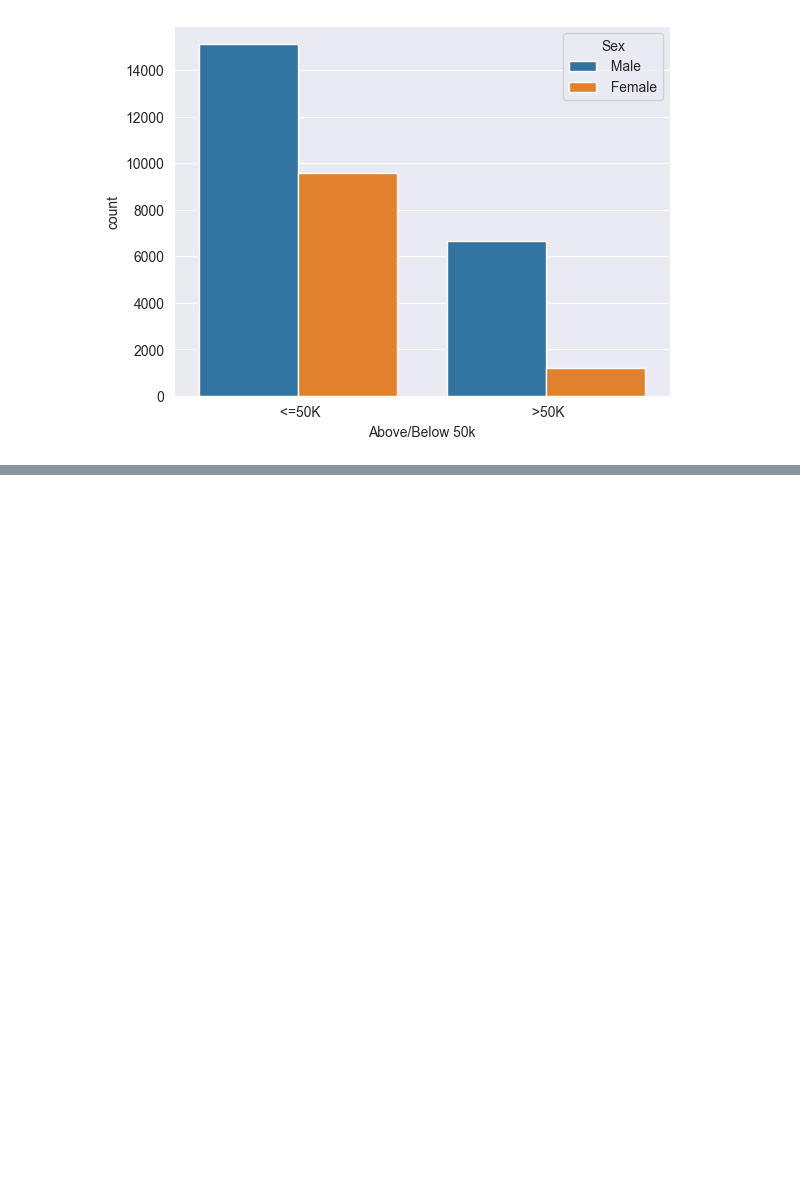
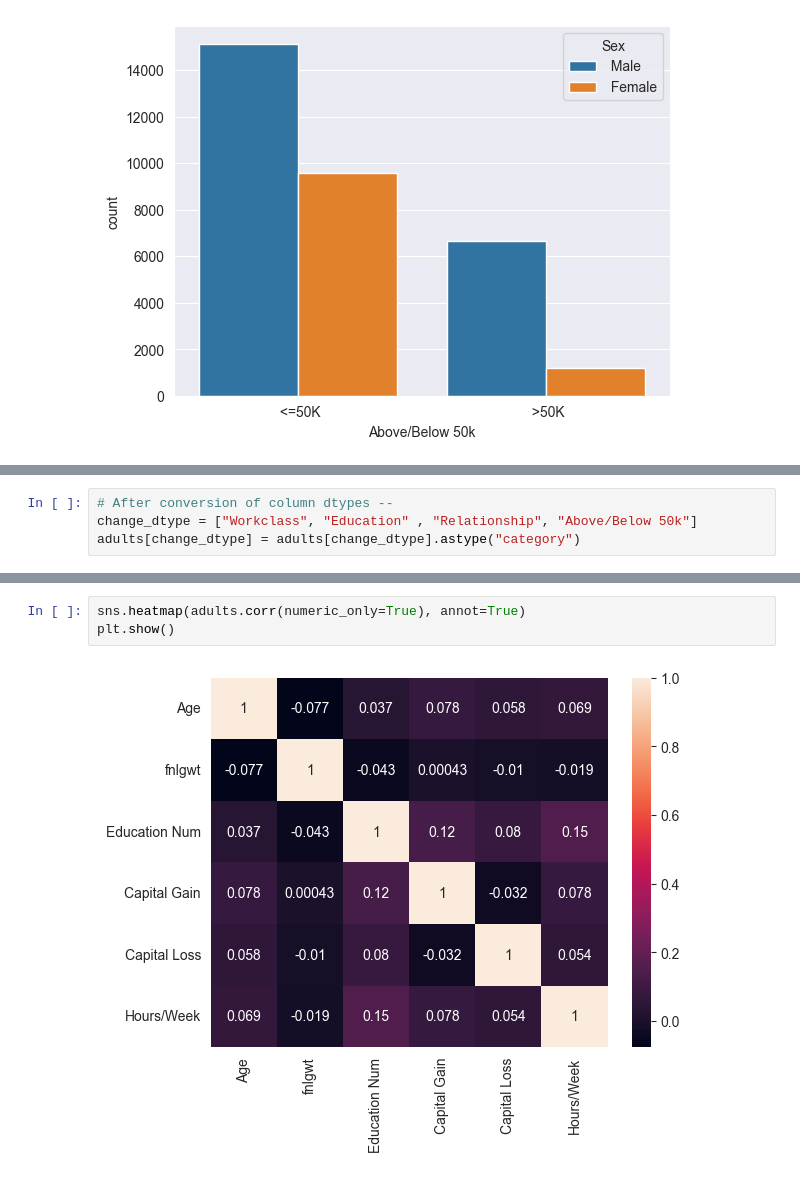
Before and after one commit to abhijeet-bhambere/exploratory_data_analysis, a Jupyter notebook: categorical_data_work.ipynb, the cells around one changed output, grey strips where cells are left out. Saved outputs shown, nothing was run; the diff lists cells and outputs as text; blank space fills up the shorter version.

```diff
--- a/categorical_data_work.ipynb
+++ b/categorical_data_work.ipynb
@@ -126,0 +338,4 @@ Name: count, dtype: int64
+# %%
+# After conversion of column dtypes --
+change_dtype = ["Workclass", "Education" , "Relationship", "Above/Below 50k"]
+adults[change_dtype] = adults[change_dtype].astype("category")
@@ -126,0 +462,5 @@ Name: count, dtype: int64
+# %%
+sns.heatmap(adults.corr(numeric_only=True), annot=True)
+plt.show()
+# %% [output]
+[figure, added]
```
Also changed, not shown: parts of 62 cells of this notebook, 1 other file.
